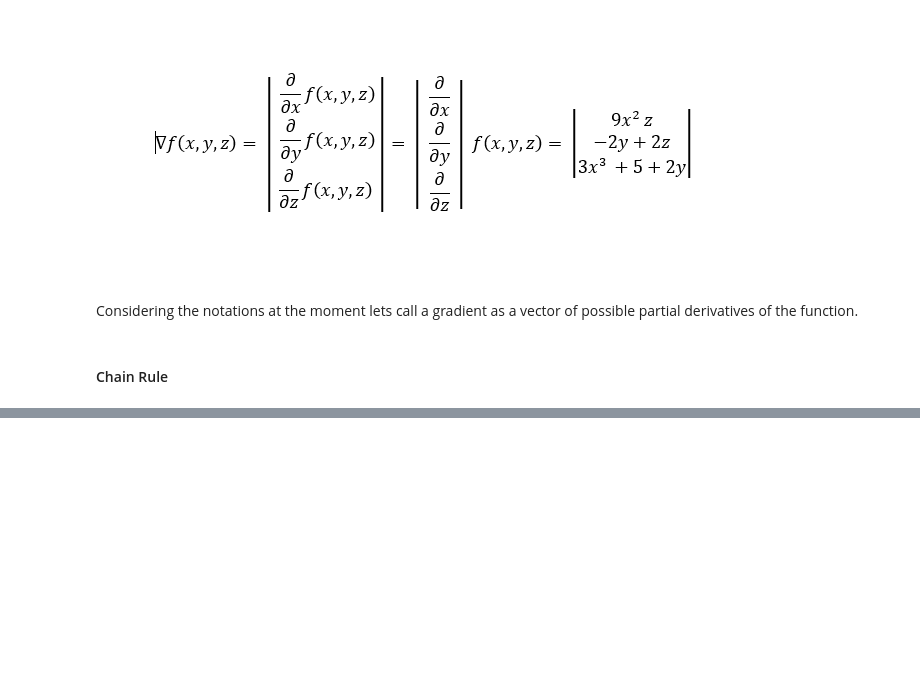
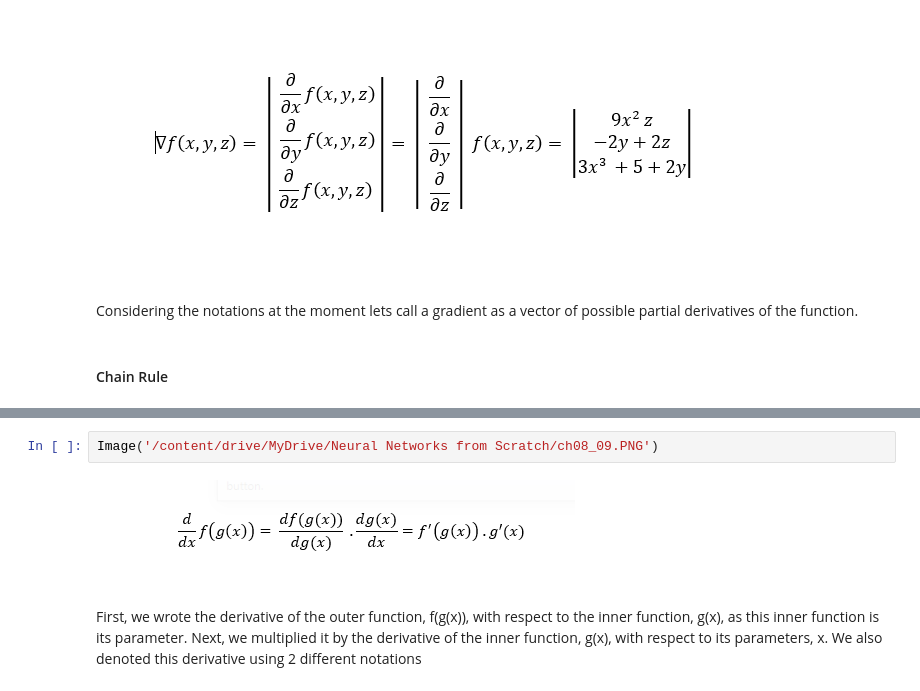
Before and after one commit to charu11/Neural-Networks-from-Scratch, a Jupyter notebook: Neural_networks_from_scratch.ipynb, the cells around one changed output, grey strips where cells are left out. Drawn from its saved outputs; the diff is of its cells as text; blank space fills up the shorter version.

```diff
--- a/Neural_networks_from_scratch.ipynb
+++ b/Neural_networks_from_scratch.ipynb
@@ -1402,0 +1480,9 @@ an input to another function
+# %%
+Image('/content/drive/MyDrive/Neural Networks from Scratch/ch08_09.PNG')
+# %% [output]
+[figure, added]
+# %% [markdown]
+First, we wrote the derivative of the outer function, f(g(x)), with respect to the inner function, g(x),
+as this inner function is its parameter. Next, we multiplied it by the derivative of the inner
+function, g(x), with respect to its parameters, x. We also denoted this derivative using 2 different
+notations
```
Also changed, not shown: parts of 5 cells of this notebook.
